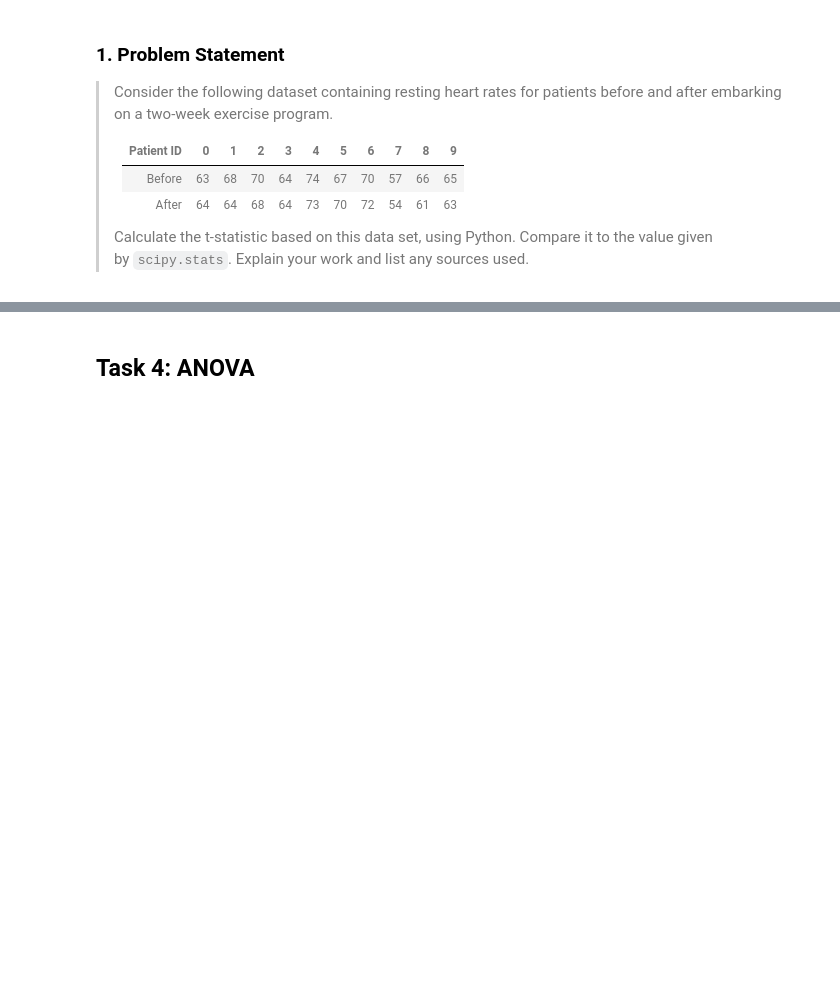
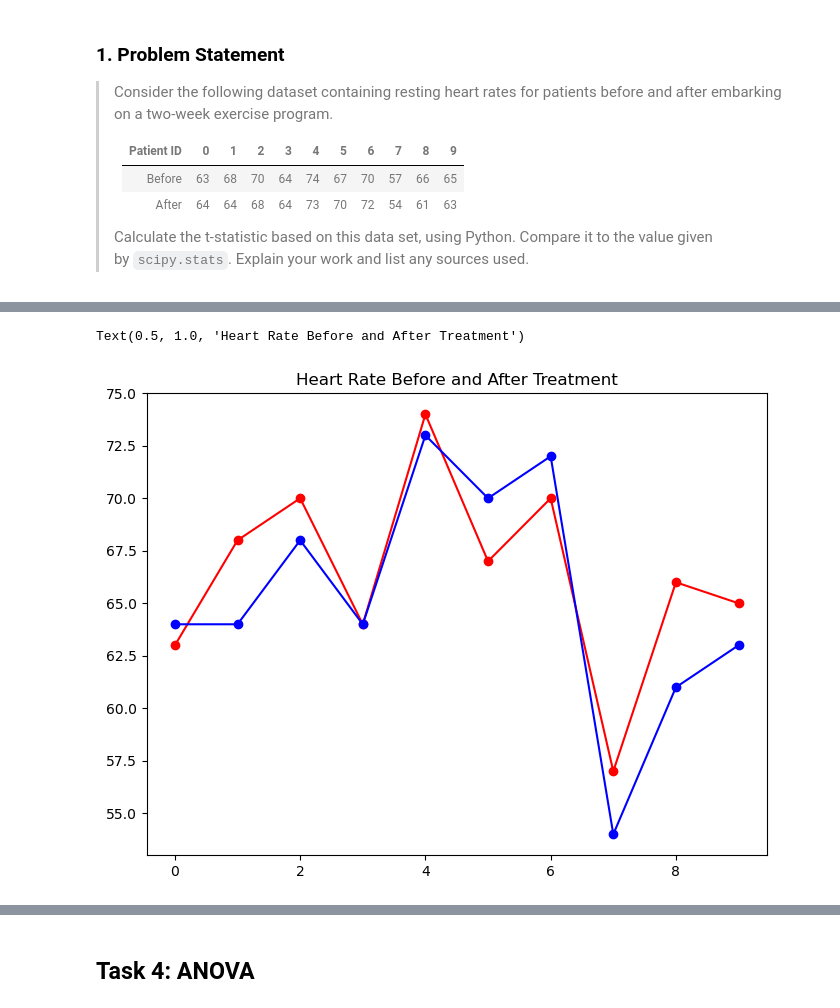
Before and after one commit to C-3sc0/applied_statistics, a Jupyter notebook: tasks.ipynb, the cells around one changed output, grey strips where cells are left out. Drawn from its saved outputs; the diff is of its cells as text; code cells hidden in the pictures; blank space fills up the shorter version.

Commit message:
adding introduction to T-test and creating data visualization

```diff
--- a/tasks.ipynb
+++ b/tasks.ipynb
@@ -702,0 +788,12 @@ After conducting two distinct statistical tests on our sample, we have increased
+# %%
+# create a new dictionary
+heart_rates = {
+    "before" : [63, 68, 70, 64, 74, 67, 70, 57, 66, 65],
+    "after" : [64, 64, 68, 64, 73, 70, 72, 54, 61, 63]
+}
+
+# convert the dictionary to a DataFrame
+df = pd.DataFrame(heart_rates)
+
+#visualize the data
+df
@@ -702,0 +828,8 @@ After conducting two distinct statistical tests on our sample, we have increased
+# %%
+fig, ax = plt.subplots(figsize=(8, 6))
+ax.plot(df['before'], color='r', marker='o', linestyle='-', label='Before')
+ax.plot(df['after'], color='b', marker='o', linestyle='-', label='After')
+ax.set_title('Heart Rate Before and After Treatment')
+# %% [output]
+Text(0.5, 1.0, 'Heart Rate Before and After Treatment')
+[figure, added]
```
Also changed, not shown: parts of 16 cells of this notebook.
